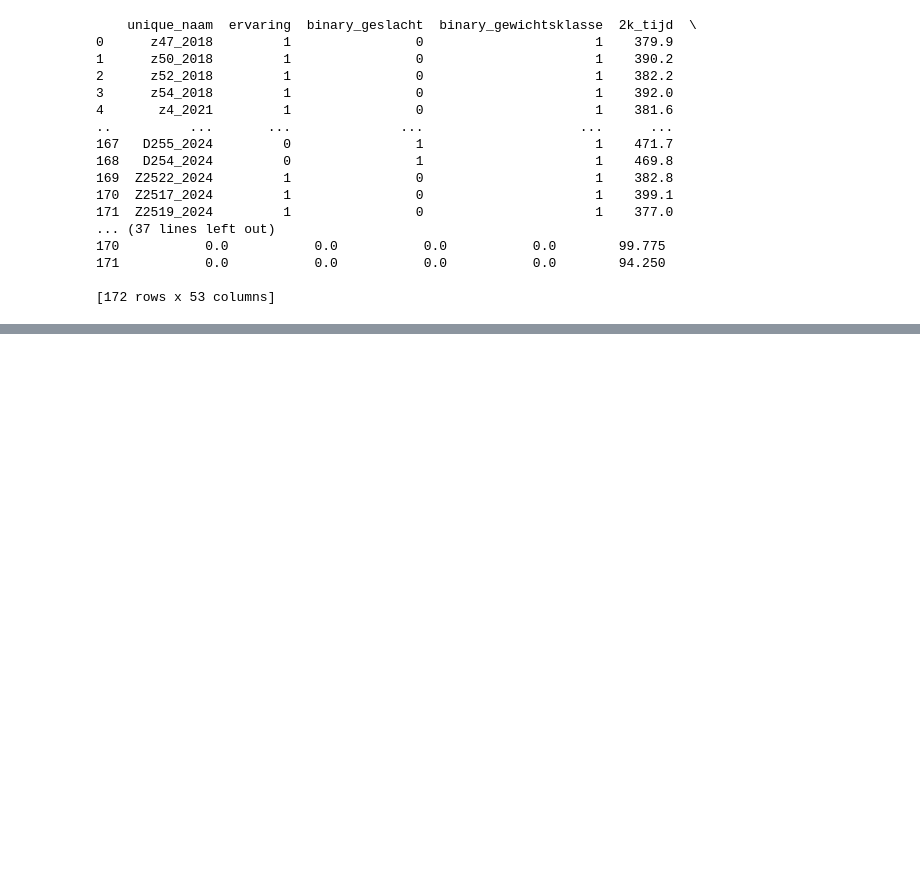
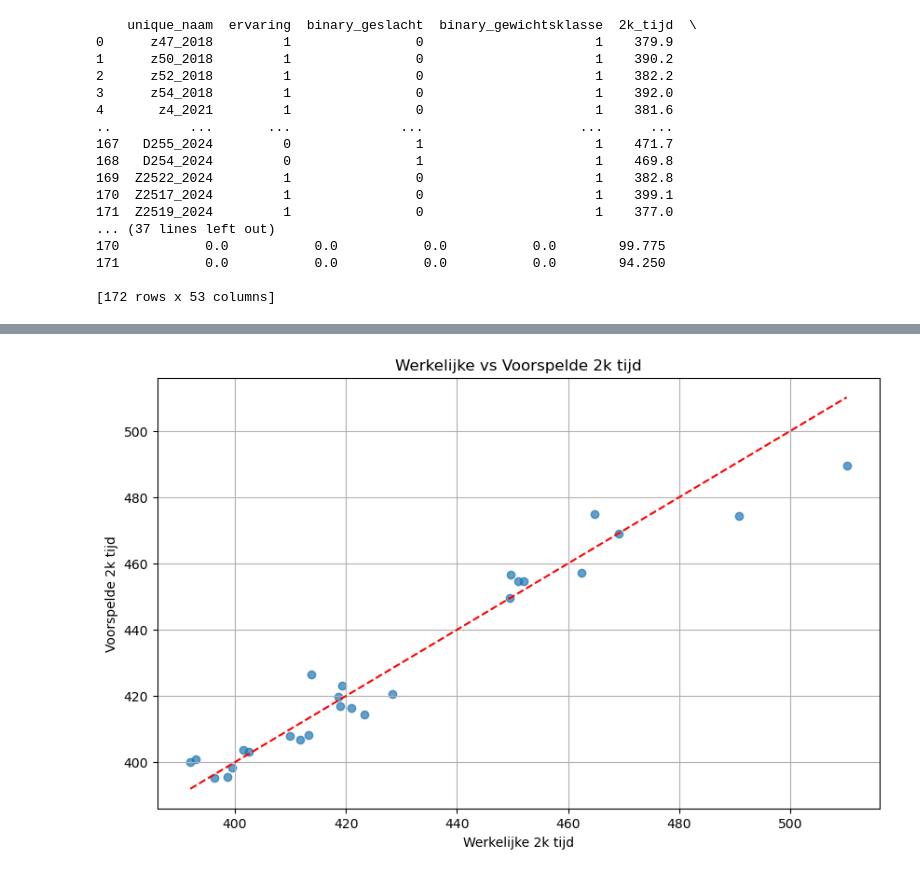
Before and after one commit to bibidemarezoyens/LB, a Jupyter notebook: test_op_naam.ipynb, the cells around one changed output, grey strips where cells are left out. Cells and saved outputs as stored; diff of their text form; code cells hidden in the pictures; blank space fills up the shorter version.

Commit message:
test op naam

```diff
--- a/test_op_naam.ipynb
+++ b/test_op_naam.ipynb
@@ -126,3 +126,87 @@ print(df)
 171           0.0           0.0           0.0           0.0        94.250
 
 [172 rows x 53 columns]
+# %%
+import pandas as pd
+import numpy as np
+from sklearn.model_selection import train_test_split
+from sklearn.metrics import mean_squared_error, r2_score
+from xgboost import XGBRegressor
+
+# Stap 1: Data inlezen
+df = pd.read_csv('final_gemid_df.csv')
+
+# Stap 2: Data aggregatie per roeier (unique_naam)
+def aggregate_features(group):
+    return pd.Series({
+        'avg_500_split': group['500_split'].mean(),
+        'std_500_split': group['500_split'].std(),
+        'min_500_split': group['500_split'].min(),
+        'max_500_split': group['500_split'].max(),
+        'num_trainings': group['trainingtype'].nunique(),
+        'avg_trainingtype': group['binary_trainingtype'].mean(),
+        'avg_experience': group['ervaring'].mean(),
+        'binary_geslacht': group['binary_geslacht'].iloc[0],
+        'binary_gewichtsklasse': group['binary_gewichtsklasse'].iloc[0],
+        'avg_2k_time': group['2k tijd'].mean(),
+    })
+
+aggregated_df = df.groupby('unique_naam').apply(aggregate_features).reset_index()
+
+# Stap 3: Data splitsen in features en target
+X = aggregated_df.drop(columns=['unique_naam', 'avg_2k_time'])
+y = aggregated_df['avg_2k_time']
+
+# Splitsen in train-, validatie- en testsets
+X_train, X_temp, y_train, y_temp = train_test_split(X, y, test_size=0.3, random_state=42)
+X_val, X_test, y_val, y_test = train_test_split(X_temp, y_temp, test_size=0.5, random_state=42)
+
+# Stap 4: XGBoost model instellen en trainen
+xgb_model = XGBRegressor(
+    objective="reg:squarederror",
+    random_state=42,
+    reg_lambda=10,
+    min_child_weight=3,
+    colsample_bytree=0.8,
+    learning_rate=0.05,
+    max_depth=7,  # Beperkte boomdiepte
+    n_estimators=300  # Aantal bomen
+)
+
+xgb_model.fit(X_train, y_train)
+
+# Stap 5: Model evalueren
+train_pred = xgb_model.predict(X_train)
+val_pred = xgb_model.predict(X_val)
+test_pred = xgb_model.predict(X_test)
+
+train_rmse = np.sqrt(mean_squared_error(y_train, train_pred))
+val_rmse = np.sqrt(mean_squared_error(y_val, val_pred))
+test_rmse = np.sqrt(mean_squared_error(y_test, test_pred))
+
+train_r2 = r2_score(y_train, train_pred)
+val_r2 = r2_score(y_val, val_pred)
+test_r2 = r2_score(y_test, test_pred)
+
+# Resultaten printen
+results = {
+    "Train RMSE": train_rmse,
+    "Validation RMSE": val_rmse,
+    "Test RMSE": test_rmse,
+    "Train R2": train_r2,
+    "Validation R2": val_r2,
+    "Test R2": test_r2,
+}
+print(results)
+
+# Stap 6: Optionele visualisatie van resultaten
+import matplotlib.pyplot as plt
+plt.figure(figsize=(10, 6))
+plt.scatter(y_test, test_pred, alpha=0.7)
+plt.plot([min(y_test), max(y_test)], [min(y_test), max(y_test)], color='red', linestyle='--')
+plt.xlabel('Werkelijke 2k tijd')
+plt.ylabel('Voorspelde 2k tijd')
+plt.title('Werkelijke vs Voorspelde 2k tijd')
+plt.grid(True)
+plt.show()
+# %% [output]
@@ -128,0 +214 @@ print(df)
+[figure, added]
```
Also changed, not shown: parts of 4 cells of this notebook.
